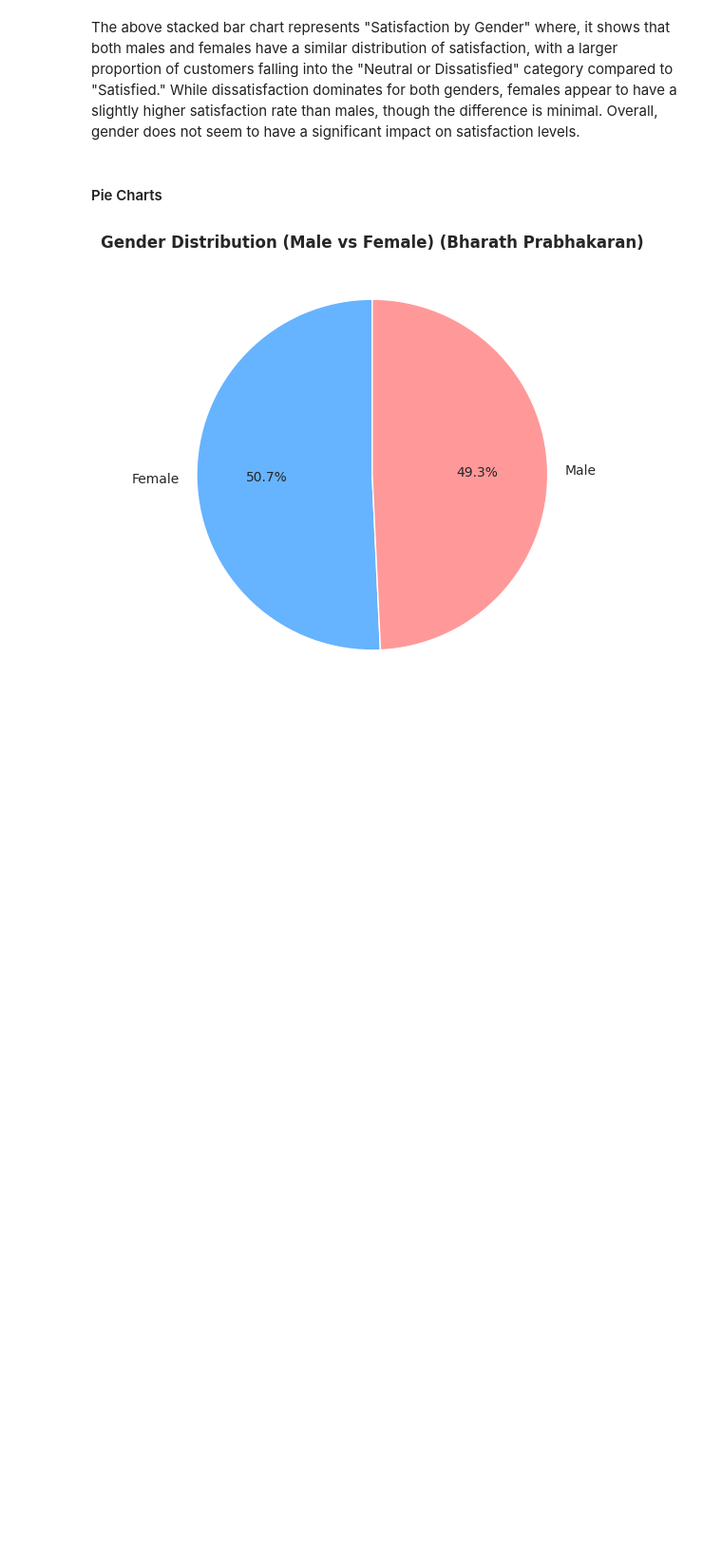
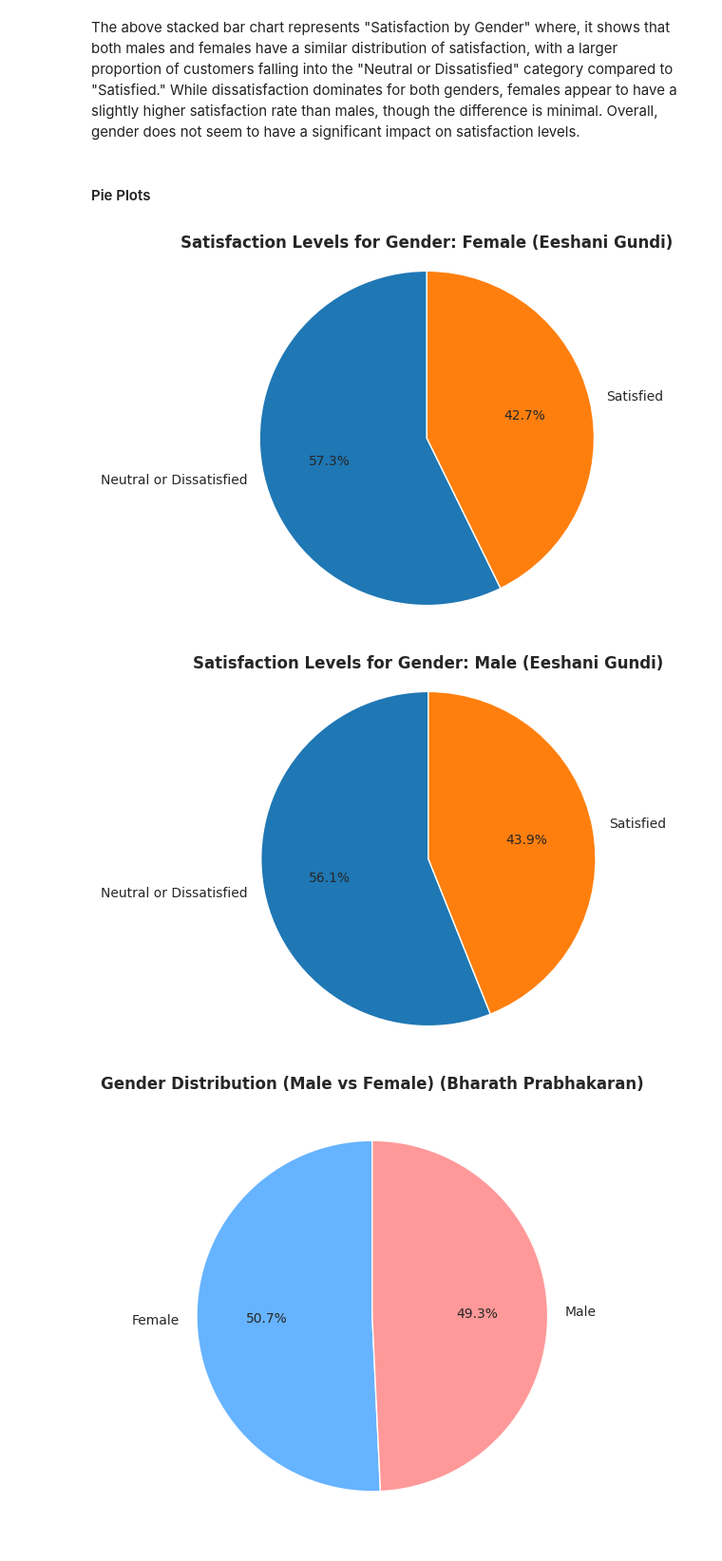
Before and after one commit to BrettFX/DATA-602-Airline-Customer-Satisfaction, a Jupyter notebook: eda/TEAM_5_EDA_DataPrep.ipynb, the cells around one changed output. Shown at 95% size. Drawn from its saved outputs; the diff is of its cells as text; code cells hidden in the pictures; blank space fills up the shorter version.

```diff
--- a/eda/TEAM_5_EDA_DataPrep.ipynb
+++ b/eda/TEAM_5_EDA_DataPrep.ipynb
@@ -435,7 +449,21 @@ plt.show()
 # %% [markdown]
 The above stacked bar chart represents "Satisfaction by Gender" where, it  shows that both males and females have a similar distribution of satisfaction, with a larger proportion of customers falling into the "Neutral or Dissatisfied" category compared to "Satisfied." While dissatisfaction dominates for both genders, females appear to have a slightly higher satisfaction rate than males, though the difference is minimal. Overall, gender does not seem to have a significant impact on satisfaction levels.
 # %% [markdown]
-#### Pie Charts
+#### Pie Plots
+# %%
+grouped_data_gender = df.groupby(['GENDER', 'SATISFACTION']).size().unstack()
+
+# Plotting the grouped data as a pie chart for each gender
+for gender in grouped_data_gender.index:
+    gender_data = grouped_data_gender.loc[gender]
+    plt.figure(figsize=(5, 5))
+    plt.pie(gender_data, labels=gender_data.index, autopct='%1.1f%%', startangle=90)
+    plt.title(f'Satisfaction Levels for Gender: {gender} (Eeshani Gundi)', weight='bold')
+    plt.axis('equal')  # Equal aspect ratio ensures that pie is drawn as a circle.
+    plt.show()
+# %% [output]
+[figure, added]
+[figure, added]
 # %%
 # Counting the number of males and females in the dataset
 gender_counts = df['GENDER'].value_counts()
```
Also changed, not shown: parts of 4 cells of this notebook.
